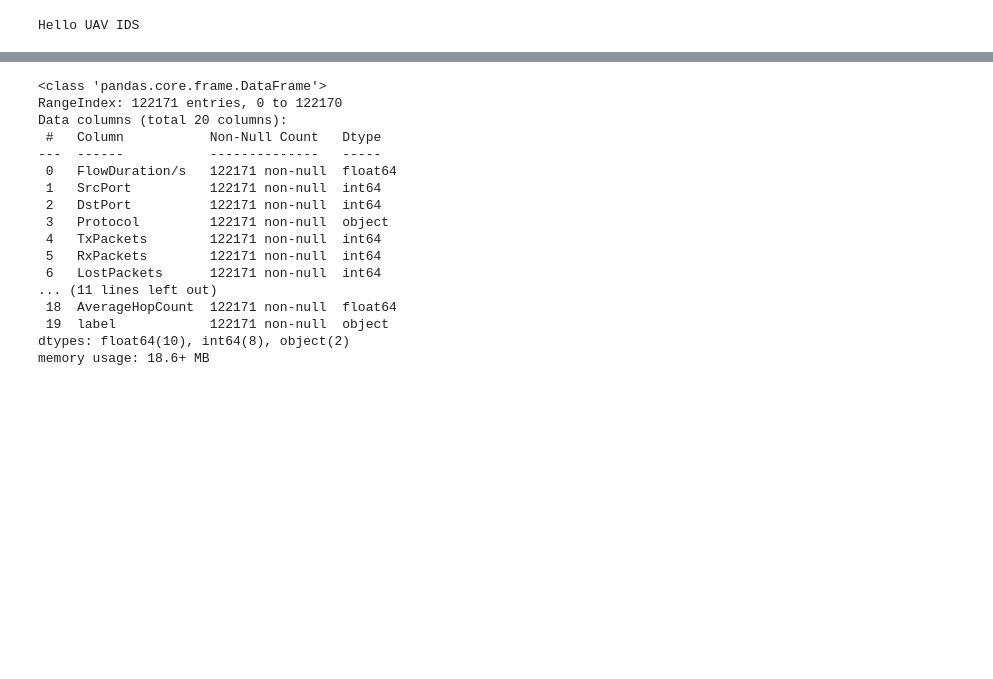
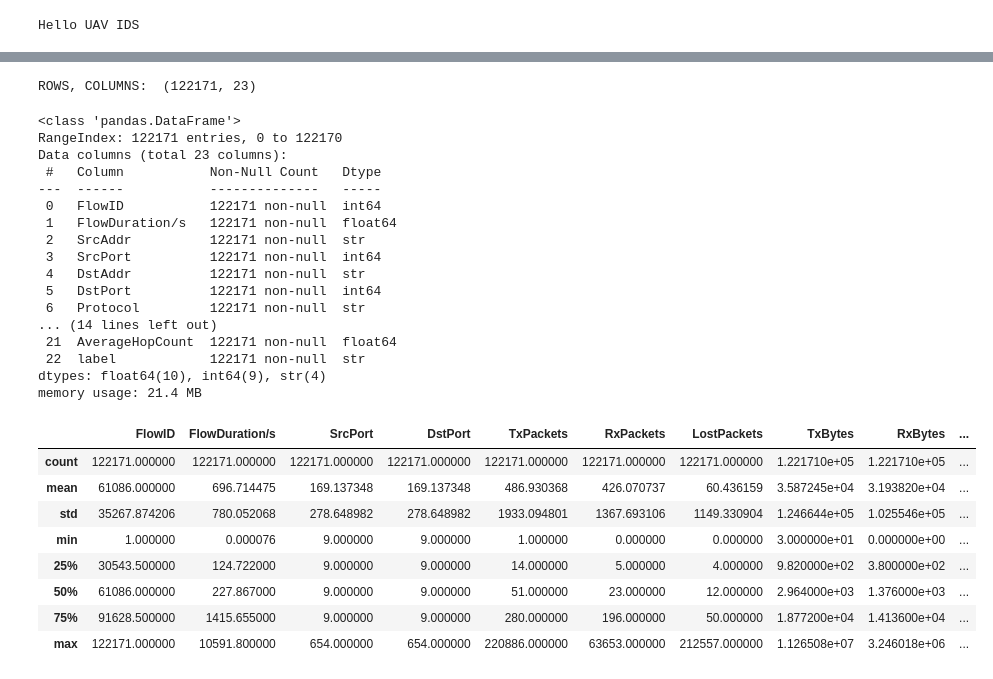
Before and after one commit to ashita1808/AI-Based-UAV-Network-Intrusion-Detection, a Jupyter notebook: AI-UAV-IDS/notebooks/analysis.ipynb, the cells around one changed output, grey strips where cells are left out. Cells and saved outputs as stored; diff of their text form; code cells hidden in the pictures; blank space fills up the shorter version.

```diff
--- a/AI-UAV-IDS/notebooks/analysis.ipynb
+++ b/AI-UAV-IDS/notebooks/analysis.ipynb
@@ -50,0 +36,4 @@ Columns: ['FlowID', 'FlowDuration/s', 'SrcAddr', 'SrcPort', 'DstAddr', 'DstPort'
+# %%
+import pandas as pd
+df = pd.read_csv('../data/UAVIDS-2025.csv')
+print(df['label'].value_counts())
@@ -51,20 +48,36 @@ Columns: ['FlowID', 'FlowDuration/s', 'SrcAddr', 'SrcPort', 'DstAddr', 'DstPort'
+# %%
+print("ROWS, COLUMNS: ", df.shape)
+# %% [output]
+ROWS, COLUMNS:  (122171, 23)
 # %%
 df.info()
 # %% [output]
-<class 'pandas.core.frame.DataFrame'>
+<class 'pandas.DataFrame'>
 RangeIndex: 122171 entries, 0 to 122170
-Data columns (total 20 columns):
+Data columns (total 23 columns):
  #   Column           Non-Null Count   Dtype
 ---  ------           --------------   -----
- 0   FlowDuration/s   122171 non-null  float64
- 1   SrcPort          122171 non-null  int64
- 2   DstPort          122171 non-null  int64
- 3   Protocol         122171 non-null  object
- 4   TxPackets        122171 non-null  int64
- 5   RxPackets        122171 non-null  int64
- 6   LostPackets      122171 non-null  int64
-... (11 lines left out)
- 18  AverageHopCount  122171 non-null  float64
- 19  label            122171 non-null  object
-dtypes: float64(10), int64(8), object(2)
-memory usage: 18.6+ MB
+ 0   FlowID           122171 non-null  int64
+ 1   FlowDuration/s   122171 non-null  float64
+ 2   SrcAddr          122171 non-null  str
+ 3   SrcPort          122171 non-null  int64
+ 4   DstAddr          122171 non-null  str
+ 5   DstPort          122171 non-null  int64
+ 6   Protocol         122171 non-null  str
+... (14 lines left out)
+ 21  AverageHopCount  122171 non-null  float64
+ 22  label            122171 non-null  str
+dtypes: float64(10), int64(9), str(4)
+memory usage: 21.4 MB
+# %%
+df.describe()
+# %% [output]
+|  | FlowID | FlowDuration/s | SrcPort | DstPort | TxPackets | RxPackets | LostPackets | TxBytes | RxBytes | ... |
+| count | 122171.000000 | 122171.000000 | 122171.000000 | 122171.000000 | 122171.000000 | 122171.000000 | 122171.000000 | 1.221710e+05 | 1.221710e+05 | ... |
+| mean | 61086.000000 | 696.714475 | 169.137348 | 169.137348 | 486.930368 | 426.070737 | 60.436159 | 3.587245e+04 | 3.193820e+04 | ... |
+| std | 35267.874206 | 780.052068 | 278.648982 | 278.648982 | 1933.094801 | 1367.693106 | 1149.330904 | 1.246644e+05 | 1.025546e+05 | ... |
+| min | 1.000000 | 0.000076 | 9.000000 | 9.000000 | 1.000000 | 0.000000 | 0.000000 | 3.000000e+01 | 0.000000e+00 | ... |
+| 25% | 30543.500000 | 124.722000 | 9.000000 | 9.000000 | 14.000000 | 5.000000 | 4.000000 | 9.820000e+02 | 3.800000e+02 | ... |
+| 50% | 61086.000000 | 227.867000 | 9.000000 | 9.000000 | 51.000000 | 23.000000 | 12.000000 | 2.964000e+03 | 1.376000e+03 | ... |
+| 75% | 91628.500000 | 1415.655000 | 9.000000 | 9.000000 | 280.000000 | 196.000000 | 50.000000 | 1.877200e+04 | 1.413600e+04 | ... |
+| max | 122171.000000 | 10591.800000 | 654.000000 | 654.000000 | 220886.000000 | 63653.000000 | 212557.000000 | 1.126508e+07 | 3.246018e+06 | ... |
```
Also changed, not shown: parts of 55 cells of this notebook.
